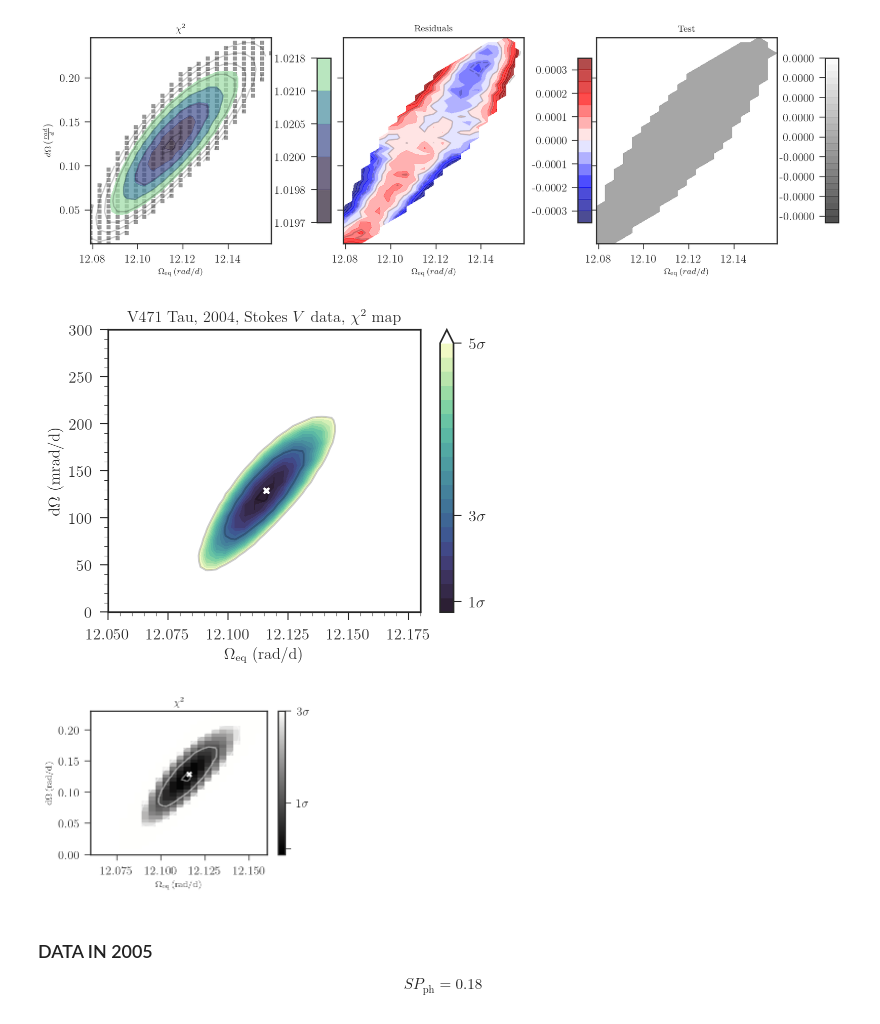
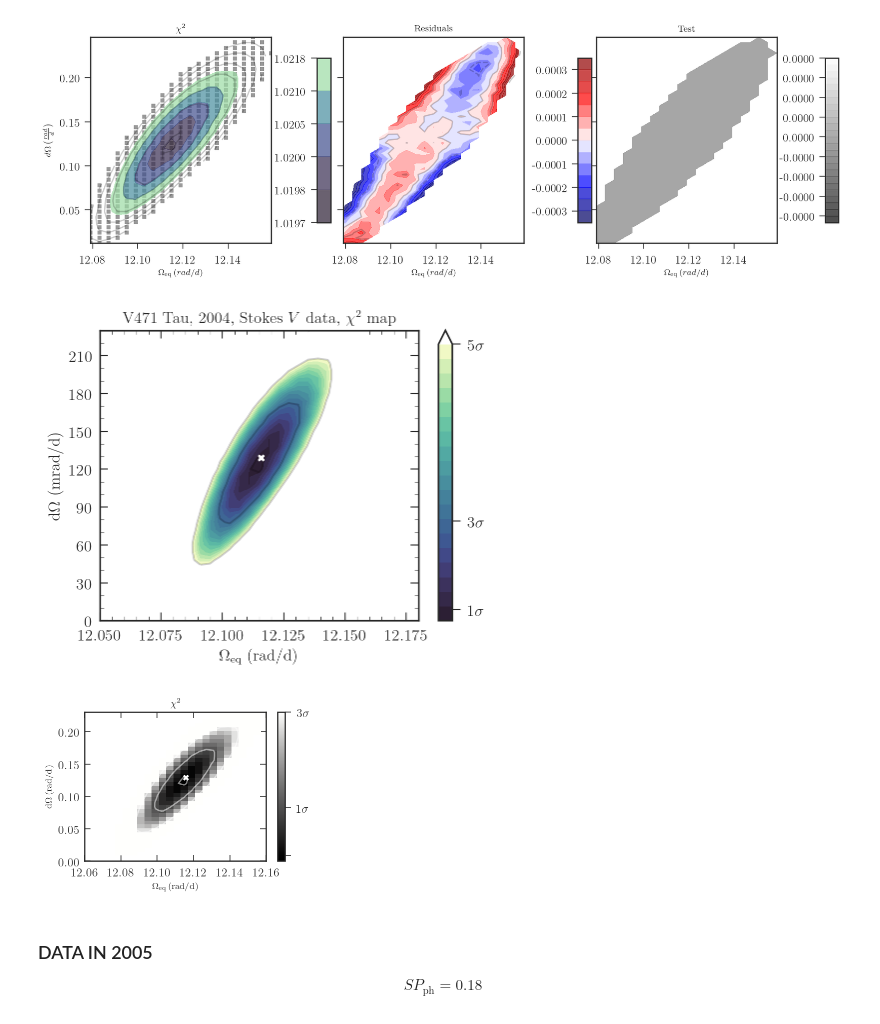
Before and after one commit to bzaire/Reports, a Jupyter notebook: SDR_CHIPOT.ipynb, the cells around one changed output. Drawn from its saved outputs; the diff is of its cells as text; code cells hidden in the pictures.

```diff
--- a/SDR_CHIPOT.ipynb
+++ b/SDR_CHIPOT.ipynb
@@ -15,7 +15,7 @@ The parameters that will be used in each epoch are:
 | EQW                   | $5.12$     | $5.12$    |
 # %%
 lev_o = (12.05,12.180)
-lev_do = (0.00, 300)
+lev_do = (0.00, 230)
 sigma_errorbar=1
 # %% [markdown]
 ### DATA IN 2004
@@ -533,25 +531,27 @@ P.show()
 # %%
 fig, ax = P.subplots(1,1, figsize=(5,4), dpi=96)
 #ax.scatter(Oeq, dO, marker = 's', s=20, color='gray', alpha=0.8)
 ax.set_title(r'V471 Tau, 2004, Stokes $V$ data, $\chi^2$ map', fontsize='large')
 im = ax.contourf(x_v, 1.e3*y_v, z_v, levels=N.linspace(lev_v[0], lev_v[-1], 20), cmap=cmap, alpha=1., extend='max')
 im.cmap.set_over('white')
 ax.contour(x_v, 1.e3*y_v, z_v, levels=lev_1_v, colors='k', alpha=0.2)
 cbar = fig.colorbar(im, ticks=lev_1_v, ticklocation = 'right', format = '%1.4f')
 cbar.ax.set_yticklabels([r'$ %1d \sigma$' %isig for isig in range(1,cut_sigma,2)])
 ax.set_xlim(lev_o); ax.set_ylim(lev_do)
 ax.plot(best_x, 1.e3*best_y, 'X', color='w')
 #ax.errorbar(best_x, best_y, xerr=dx, yerr=dy, color='r')
 ax.set_ylabel(r'$\mathrm{d}\Omega$ (mrad/d)', fontsize='large')
 ax.set_xlabel(r'$\Omega_\mathrm{eq}$ (rad/d)', fontsize='large')
+ax.yaxis.set_major_locator(MultipleLocator(30))
 ax.yaxis.set_minor_locator(MultipleLocator(10))
 ax.xaxis.set_minor_locator(MultipleLocator(.005))
 P.xticks(fontsize='large')
 P.yticks(fontsize='large')
+ax.tick_params(axis="both", which="both", bottom=True, top=True, left=True, right=True, direction="in")
 P.tight_layout()
 P.savefig('figs/dr_v_chipot_2004.pdf', rasterized=True)
 # %% [output]
-[figure, old version]
+[figure, new version]
 # %%
 fig, ax = P.subplots(1,1, figsize=(4,3))
 ax.set_title(r'$\chi^2$')
@@ -567,12 +567,13 @@ cbar = fig.colorbar(im_v, ticks=lev_1_v, ticklocation = 'right', format = '%1.4f
 cbar.ax.set_yticklabels(['']+[r'$ %1d \sigma$' %isig for isig in range(1,cut_sigma,2)])
 ax.set_xlim(lev_o); ax.set_ylim(lev_do)
 ax.set_xlim((12.06,12.16)); ax.set_ylim((0.00,0.23))
+ax.tick_params(axis="both", which="both", bottom=True, top=True, left=True, right=True, direction="in")
 ax.plot(best_x, best_y, 'X', color='w')
 ax.set_ylabel(r'$\mathrm{d}\Omega \left(\mathrm{rad/d}\right)$')
 ax.set_xlabel(r'$\Omega_\mathrm{eq} \left(\mathrm{rad/d}\right)$')
 P.tight_layout()
 # %% [output]
-[figure, old version]
+[figure, new version]
 # %% [markdown]
 ### DATA IN 2005
   \begin{equation*} SP_{\mathrm{ph}} = 0.18 \end{equation*}
```
Also changed, not shown: parts of 15 cells of this notebook, 11 other files.
